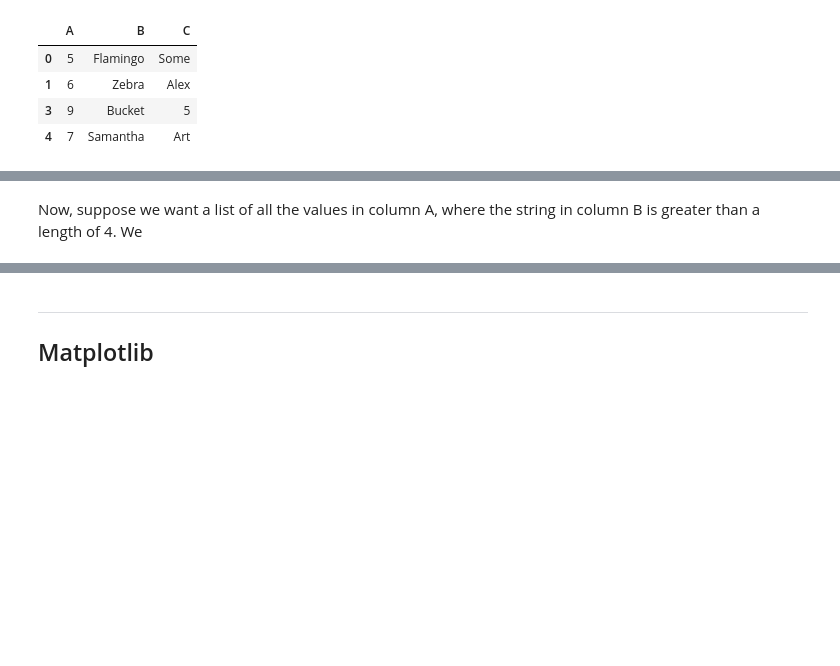
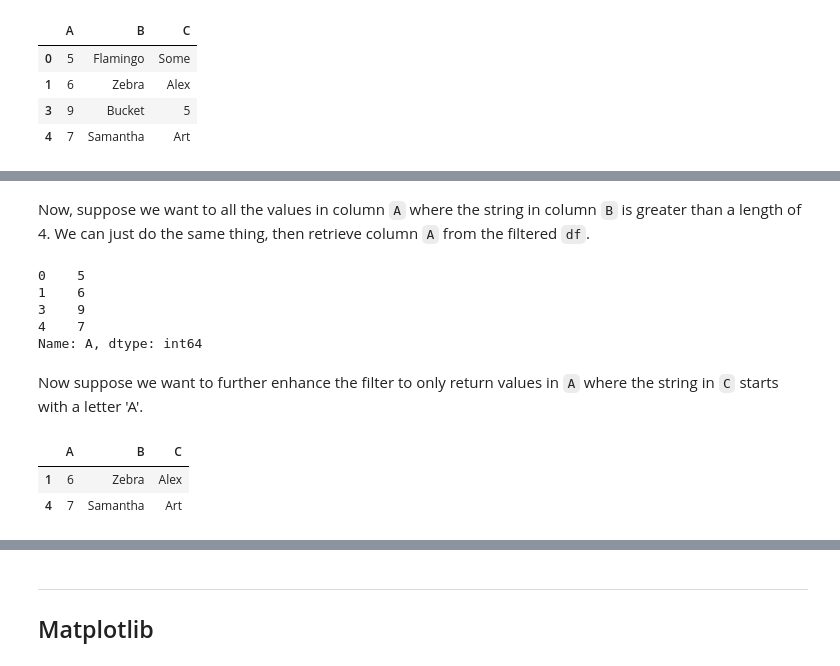
Before and after one commit to mrdandelion6/Learn-to-Code, a Jupyter notebook: python/data_analysis.ipynb, the cells around one changed output, grey strips where cells are left out. Cells and saved outputs as stored; diff of their text form; code cells hidden in the pictures; blank space fills up the shorter version.

Commit message:
added notes on cleaning pandas dataframes, accessing values in dataframes, filtering dataframes, and element-wise operators

```diff
--- a/python/data_analysis.ipynb
+++ b/python/data_analysis.ipynb
@@ -176,4 +200,18 @@ df[df['B'].str.len() > 4] # returns a new filtered dataframe
 # %% [markdown]
-Now, suppose we want a list of all the values in column A, where the string in column B is greater than a length of 4. We
+Now, suppose we want to all the values in column `A` where the string in column `B` is greater than a length of 4. We can just do the same thing, then retrieve column `A` from the filtered `df`.
 # %%
-df[df['B'].str.len() > 4]
+df[df['B'].str.len() > 4]['A']
+# %% [output]
+0    5
+1    6
+3    9
+4    7
+Name: A, dtype: int64
+# %% [markdown]
+Now suppose we want to further enhance the filter to  only return values in `A` where the string in `C` starts  with a letter 'A'.
+# %%
+df[(df['B'].str.len() > 4) & (df['C'].str.startswith('A'))]
+# %% [output]
+|  | A | B | C |
+| 1 | 6 | Zebra | Alex |
+| 4 | 7 | Samantha | Art |
```
Also changed, not shown: parts of 7 cells of this notebook.
